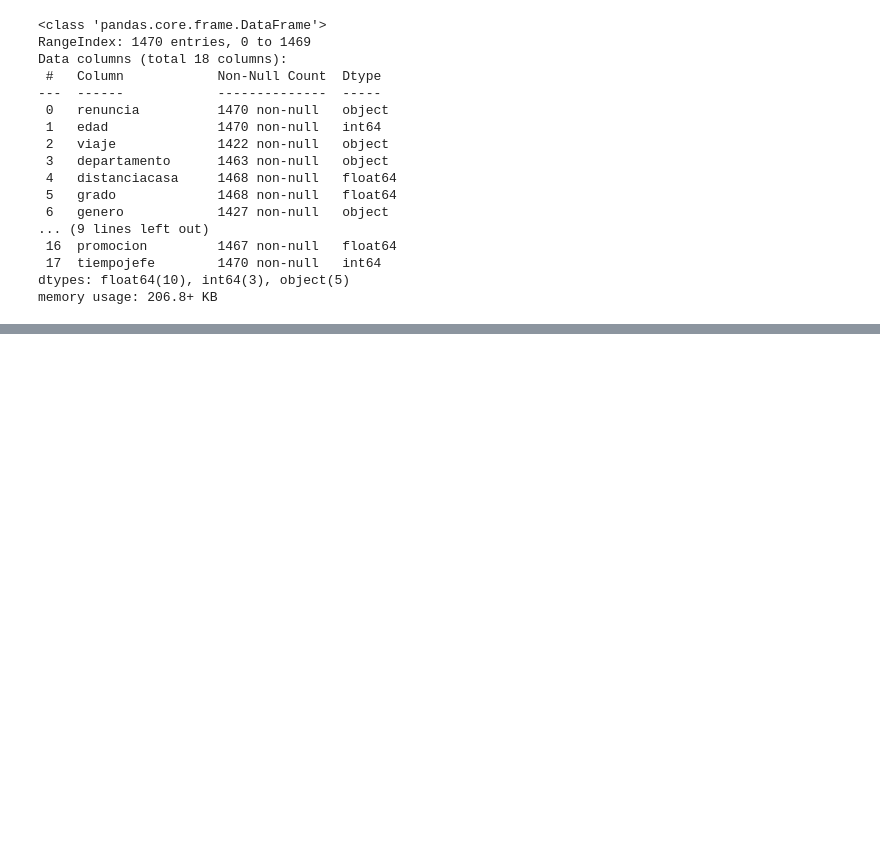
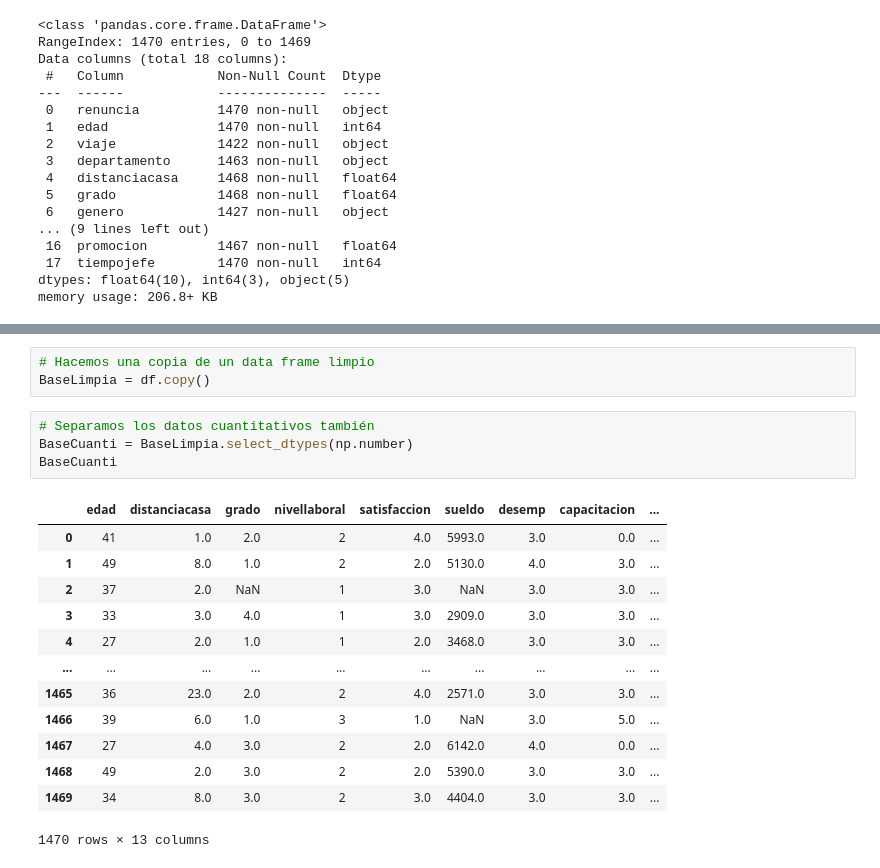
Before and after one commit to Angel353/Assessment, a Jupyter notebook: Assessment.ipynb, the cells around one changed output, grey strips where cells are left out. Drawn from its saved outputs; the diff is of its cells as text; blank space fills up the shorter version.

```diff
--- a/Assessment.ipynb
+++ b/Assessment.ipynb
@@ -25,0 +64,21 @@ memory usage: 206.8+ KB
+# %%
+# Hacemos una copia de un data frame limpio
+BaseLimpia = df.copy()
+# %%
+# Separamos los datos cuantitativos también
+BaseCuanti = BaseLimpia.select_dtypes(np.number)
+BaseCuanti
+# %% [output]
+|  | edad | distanciacasa | grado | nivellaboral | satisfaccion | sueldo | desemp | capacitacion | ... |
+| 0 | 41 | 1.0 | 2.0 | 2 | 4.0 | 5993.0 | 3.0 | 0.0 | ... |
+| 1 | 49 | 8.0 | 1.0 | 2 | 2.0 | 5130.0 | 4.0 | 3.0 | ... |
+| 2 | 37 | 2.0 | NaN | 1 | 3.0 | NaN | 3.0 | 3.0 | ... |
+| 3 | 33 | 3.0 | 4.0 | 1 | 3.0 | 2909.0 | 3.0 | 3.0 | ... |
+| 4 | 27 | 2.0 | 1.0 | 1 | 2.0 | 3468.0 | 3.0 | 3.0 | ... |
+| ... | ... | ... | ... | ... | ... | ... | ... | ... | ... |
+| 1465 | 36 | 23.0 | 2.0 | 2 | 4.0 | 2571.0 | 3.0 | 3.0 | ... |
+| 1466 | 39 | 6.0 | 1.0 | 3 | 1.0 | NaN | 3.0 | 5.0 | ... |
+| 1467 | 27 | 4.0 | 3.0 | 2 | 2.0 | 6142.0 | 4.0 | 0.0 | ... |
+| 1468 | 49 | 2.0 | 3.0 | 2 | 2.0 | 5390.0 | 3.0 | 3.0 | ... |
+| 1469 | 34 | 8.0 | 3.0 | 2 | 3.0 | 4404.0 | 3.0 | 3.0 | ... |
+1470 rows × 13 columns
```
Also changed, not shown: parts of 20 cells of this notebook, 1 other file.
